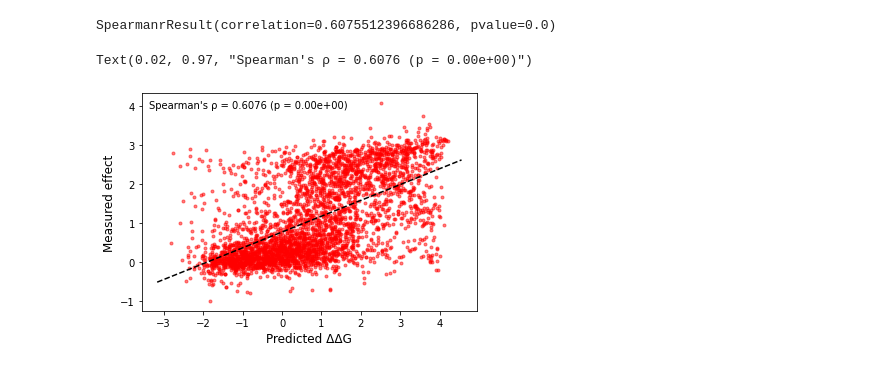
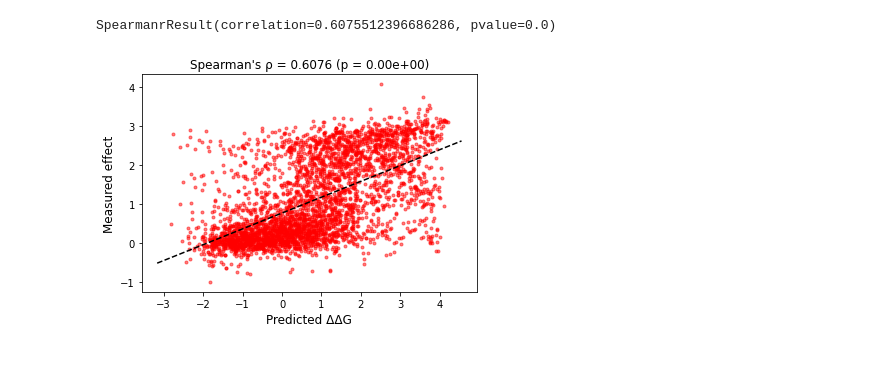
Before and after one commit to elaspic/elaspic2, a Jupyter notebook: notebooks/10_stability_demo.ipynb, the cells around one changed output. Drawn from its saved outputs; the diff is of its cells as text; code cells hidden in the pictures.

```diff
--- a/notebooks/10_stability_demo.ipynb
+++ b/notebooks/10_stability_demo.ipynb
@@ -223,23 +241,16 @@ SpearmanrResult(correlation=0.6075512396686286, pvalue=0.0)
 # %%
 fg, ax = plt.subplots()
 
 ax.plot(stability_pred, stabiliby_actual, "r.", alpha=0.5)
 
 z = np.polyfit(stability_pred, stabiliby_actual, 1)
 p = np.poly1d(z)
 x = np.linspace(*ax.get_xlim(), 100)
 ax.plot(x, p(x), "k--")
 
 ax.set_xlabel("Predicted ΔΔG", fontsize="large")
 ax.set_ylabel("Measured effect", fontsize="large")
-ax.text(
-    0.02,
-    0.97,
-    f"Spearman's ρ = {corr[0]:.4f} (p = {corr[1]:.2e})",
-    ha="left",
-    va="top",
-    transform=ax.transAxes,
-)
+ax.set_title(f"Spearman's ρ = {corr[0]:.4f} (p = {corr[1]:.2e})")
+None
 # %% [output]
-Text(0.02, 0.97, "Spearman's ρ = 0.6076 (p = 0.00e+00)")
-[figure, old version]
+[figure, new version]
```
Also changed, not shown: parts of 2 cells of this notebook, 1 other file.
